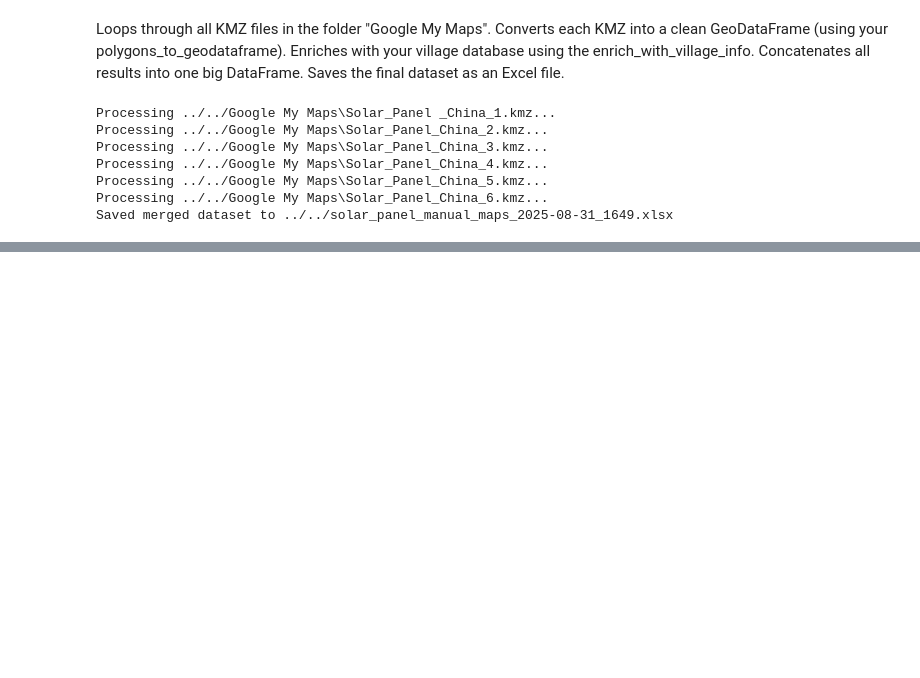
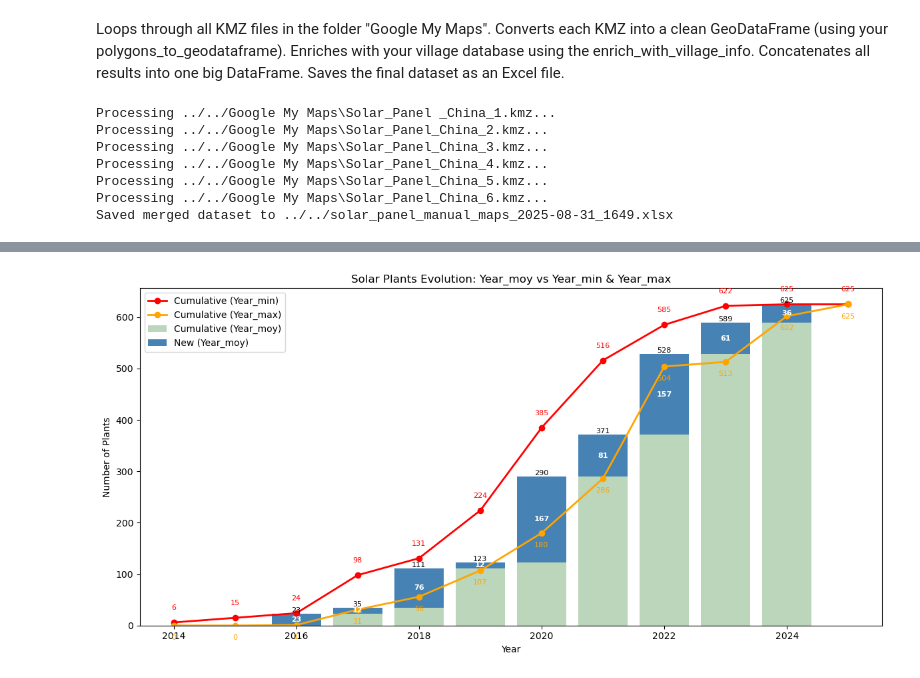
Before and after one commit to XinranHf/solar-data-china, a Jupyter notebook: scripts/satellite_image/manual_mapping.ipynb, the cells around one changed output, grey strips where cells are left out. Drawn from its saved outputs; the diff is of its cells as text; code cells hidden in the pictures; blank space fills up the shorter version.

```diff
--- a/scripts/satellite_image/manual_mapping.ipynb
+++ b/scripts/satellite_image/manual_mapping.ipynb
@@ -288,0 +346,53 @@ Saved merged dataset to ../../solar_panel_manual_maps_2025-08-31_1649.xlsx
+# %%
+new_per_year = data.groupby("Year_moy").size()
+cumulative_per_year = new_per_year.cumsum()
+
+years = sorted(pd.concat([data["Year_max"], data["Year_min"]]).unique())
+cumulative_min = []
+cumulative_max = []
+
+for year in years:
+    cumulative_min.append((data["Year_min"] <= year).sum())
+    cumulative_max.append((data["Year_max"] <= year).sum())
+
+cumulative_min = pd.Series(cumulative_min, index=years)
+cumulative_max = pd.Series(cumulative_max, index=years)
+
+plt.figure(figsize=(12, 6))
+
+plt.bar(cumulative_per_year.index, cumulative_per_year.values,
+        color="darkseagreen", alpha=0.6, label="Cumulative (Year_moy)")
+
+plt.bar(new_per_year.index, new_per_year.values,
+        bottom=cumulative_per_year.shift(fill_value=0),
+        color="steelblue", label="New (Year_moy)")
+
+plt.plot(cumulative_min.index, cumulative_min.values,
+         color="red", linewidth=2, marker="o", label="Cumulative (Year_min)")
+plt.plot(cumulative_max.index, cumulative_max.values,
+         color="orange", linewidth=2, marker="o", label="Cumulative (Year_max)")
+
+# Annotate exact numbers
+for x, y in zip(cumulative_per_year.index, cumulative_per_year.values):
+    plt.text(x, y, str(y), ha='center', va='bottom', fontsize=8, color="black")
+
+for x, y in zip(new_per_year.index, new_per_year.values):
+    plt.text(x, cumulative_per_year.shift(fill_value=0)[x] + y/2,  # put inside the blue bar
+             str(y), ha='center', va='center', fontsize=8, color="white", fontweight="bold")
+
+for x, y in zip(cumulative_min.index, cumulative_min.values):
+    plt.text(x, y + 35, str(y), ha='center', va='top', fontsize=8, color="red")
+
+for x, y in zip(cumulative_max.index, cumulative_max.values):
+    plt.text(x, y-30 , str(y), ha='center', va='bottom', fontsize=8, color="orange")
+
+plt.title("Solar Plants Evolution: Year_moy vs Year_min & Year_max")
+plt.xlabel("Year")
+plt.ylabel("Number of Plants")
+
+plt.legend()
+
+plt.tight_layout()
+plt.show()
+# %% [output]
+[figure, added]
```
Also changed, not shown: parts of 9 cells of this notebook, 14 other files.
